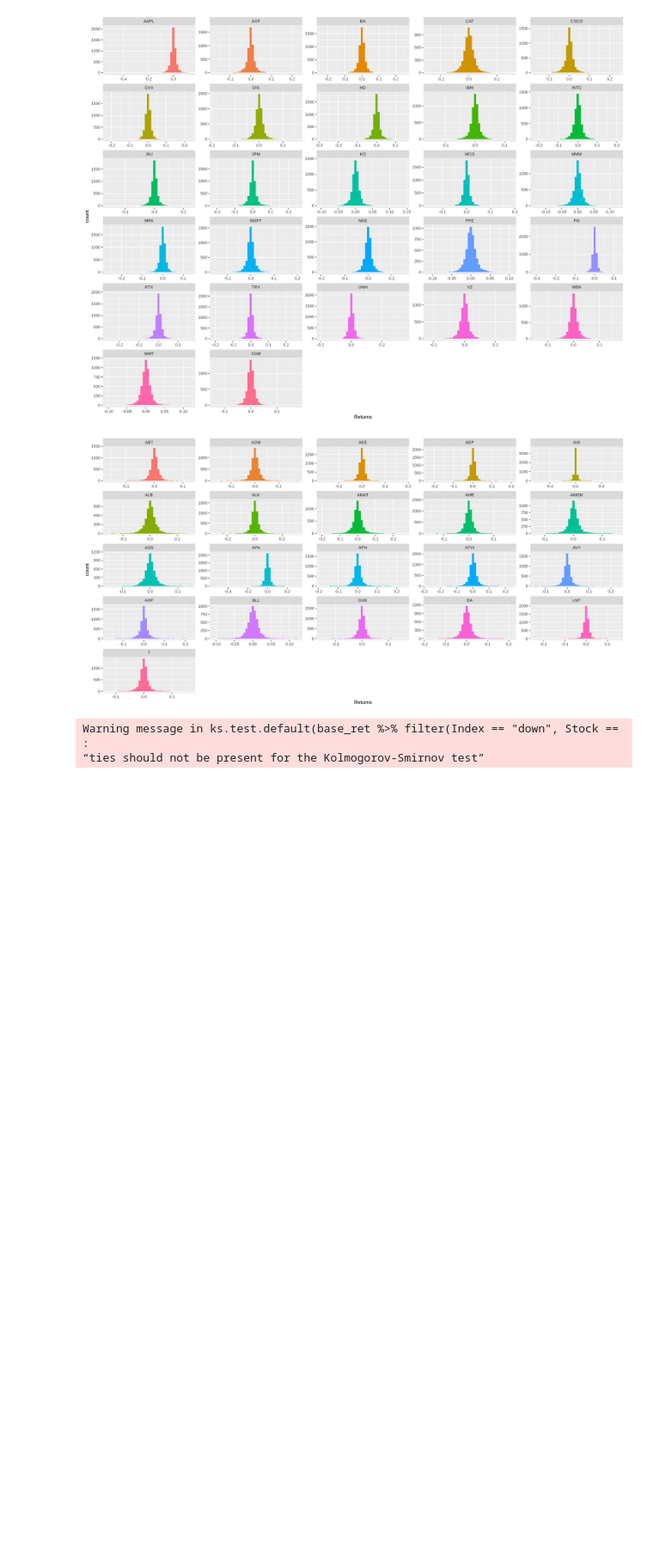
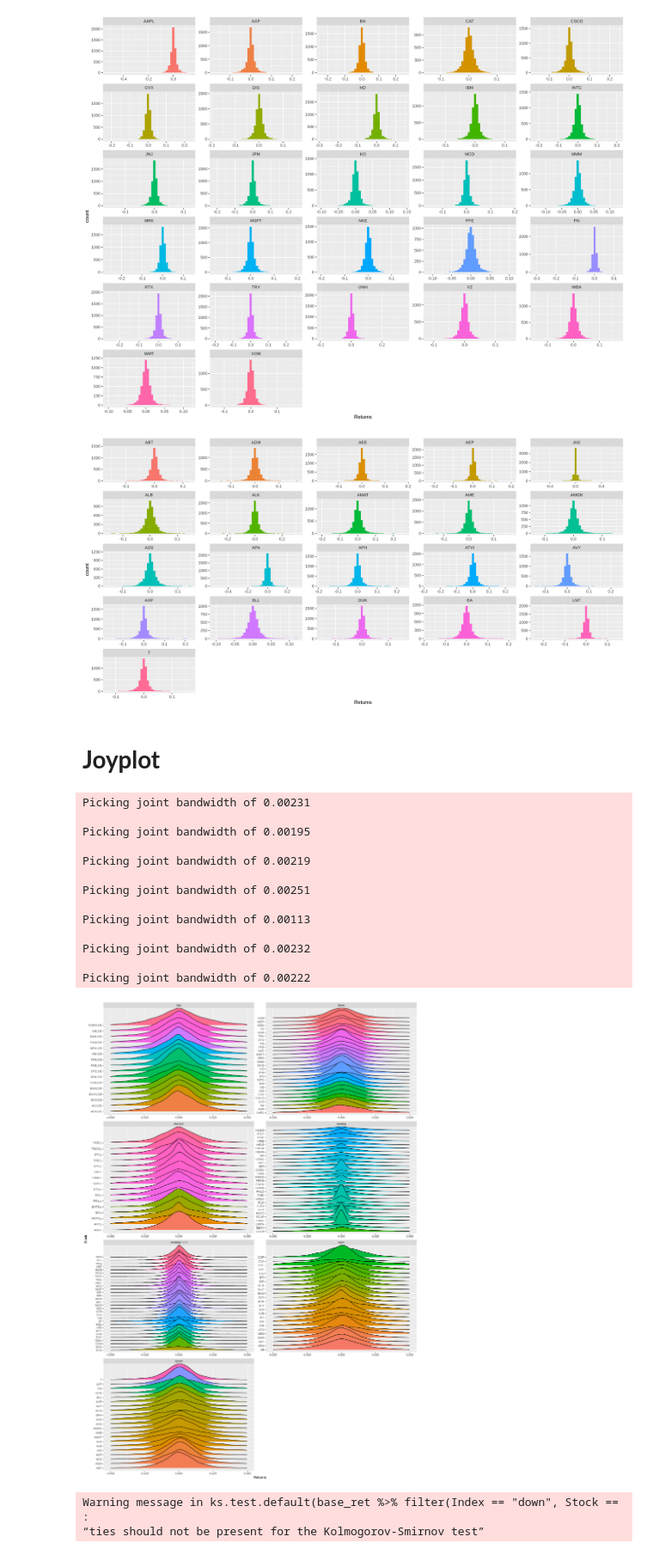
Before and after one commit to JulioCesarMS/Finance, a Jupyter notebook: Portfolio_analysis.ipynb, the cells around one changed output. Shown at 86% size. Saved outputs shown, nothing was run; the diff lists cells and outputs as text; code cells hidden in the pictures; blank space fills up the shorter version.

```diff
--- a/Portfolio_analysis.ipynb
+++ b/Portfolio_analysis.ipynb
@@ -146,5 +164,30 @@ p2
 # %% [output]
 [figure]
+# %% [markdown]
+# **Joyplot**
+# %%
+options(repr.plot.width=14, repr.plot.height=20)
+p4 <- ggplot(base_ret, aes(x = Returns, y = Stock, fill = Stock)) +
+  geom_density_ridges(scale = 4) +
+  xlim(-0.05, 0.05) +
+  theme(legend.position = "None") +
+  facet_wrap(vars(Index), scale="free", ncol=2)
+p4
+# %% [output]
+Picking joint bandwidth of 0.00231
+
+Picking joint bandwidth of 0.00195
+
+Picking joint bandwidth of 0.00219
+
+Picking joint bandwidth of 0.00251
+
+Picking joint bandwidth of 0.00113
+
+Picking joint bandwidth of 0.00232
+
+Picking joint bandwidth of 0.00222
+[figure, added]
 # %%
 ks.test(base_ret%>%filter(Index=='down', Stock=='WMT')%>%select(Returns)%>%pull(), 'pnorm')$statistic
 # %% [output]
```
Also changed, not shown: parts of 4 cells of this notebook.
